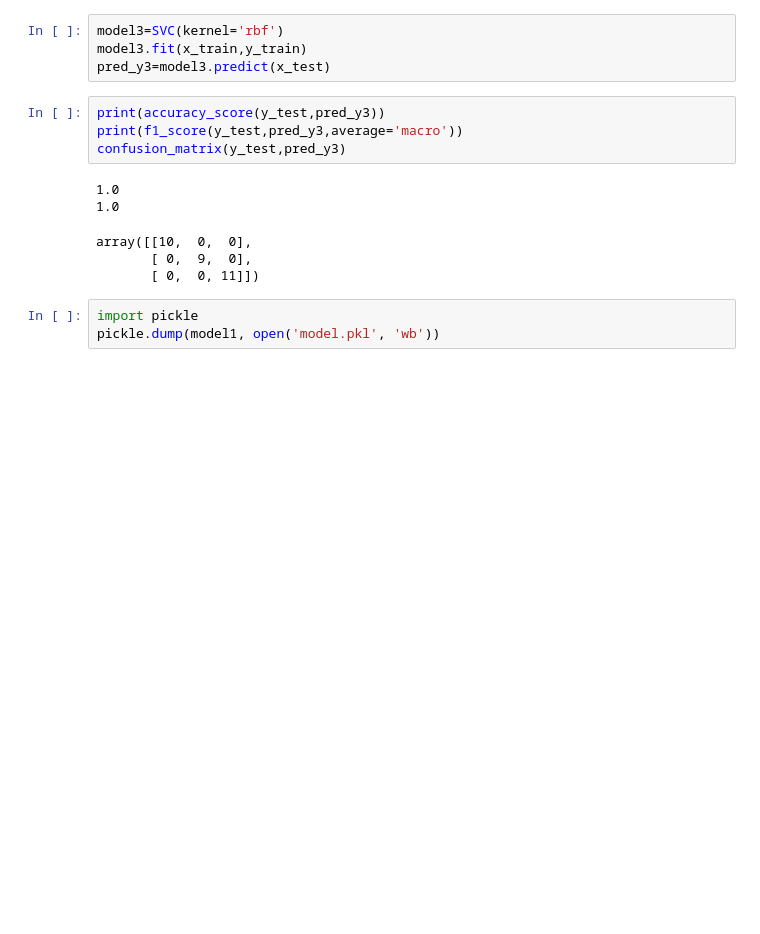
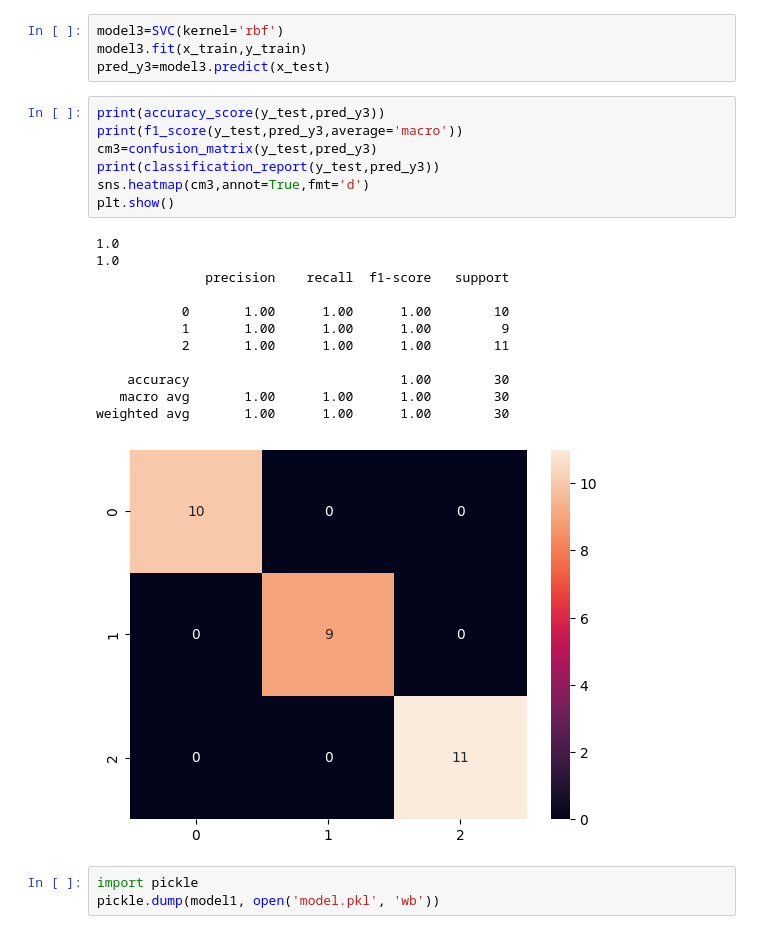
Before and after one commit to Dhineshsakthivel2007/Iris-prediction-SVM-, a Jupyter notebook: task.ipynb, the cells around one changed output. Saved outputs shown, nothing was run; the diff lists cells and outputs as text; blank space fills up the shorter version.

```diff
--- a/task.ipynb
+++ b/task.ipynb
@@ -86,13 +114,23 @@ pred_y3=model3.predict(x_test)
 # %%
 print(accuracy_score(y_test,pred_y3))
 print(f1_score(y_test,pred_y3,average='macro'))
-confusion_matrix(y_test,pred_y3)
+cm3=confusion_matrix(y_test,pred_y3)
+print(classification_report(y_test,pred_y3))
+sns.heatmap(cm3,annot=True,fmt='d')
+plt.show()
 # %% [output]
 1.0
 1.0
+              precision    recall  f1-score   support
+
+           0       1.00      1.00      1.00        10
+           1       1.00      1.00      1.00         9
+           2       1.00      1.00      1.00        11
+
+    accuracy                           1.00        30
+   macro avg       1.00      1.00      1.00        30
+weighted avg       1.00      1.00      1.00        30
-array([[10,  0,  0],
-       [ 0,  9,  0],
-       [ 0,  0, 11]])
+[figure, added]
 # %%
 import pickle
 pickle.dump(model1, open('model.pkl', 'wb'))
```
Also changed, not shown: parts of 4 cells of this notebook, 1 other file.
